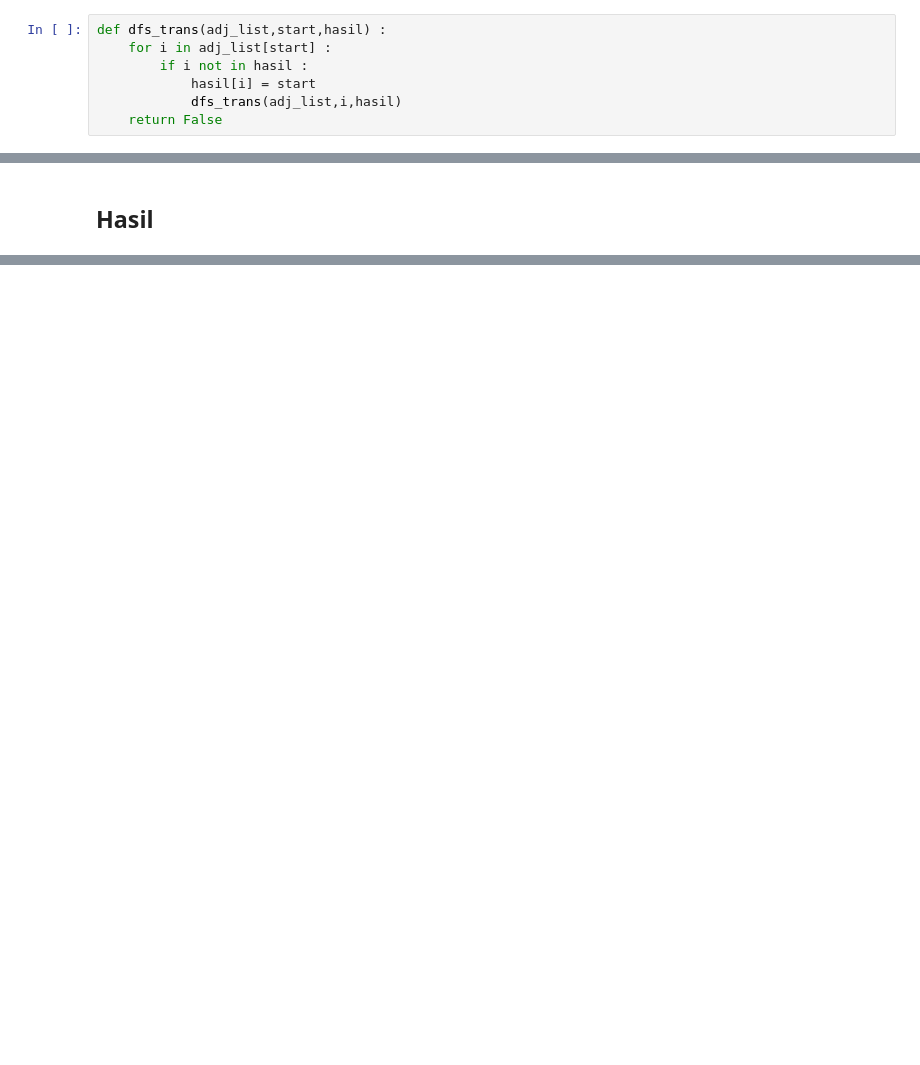
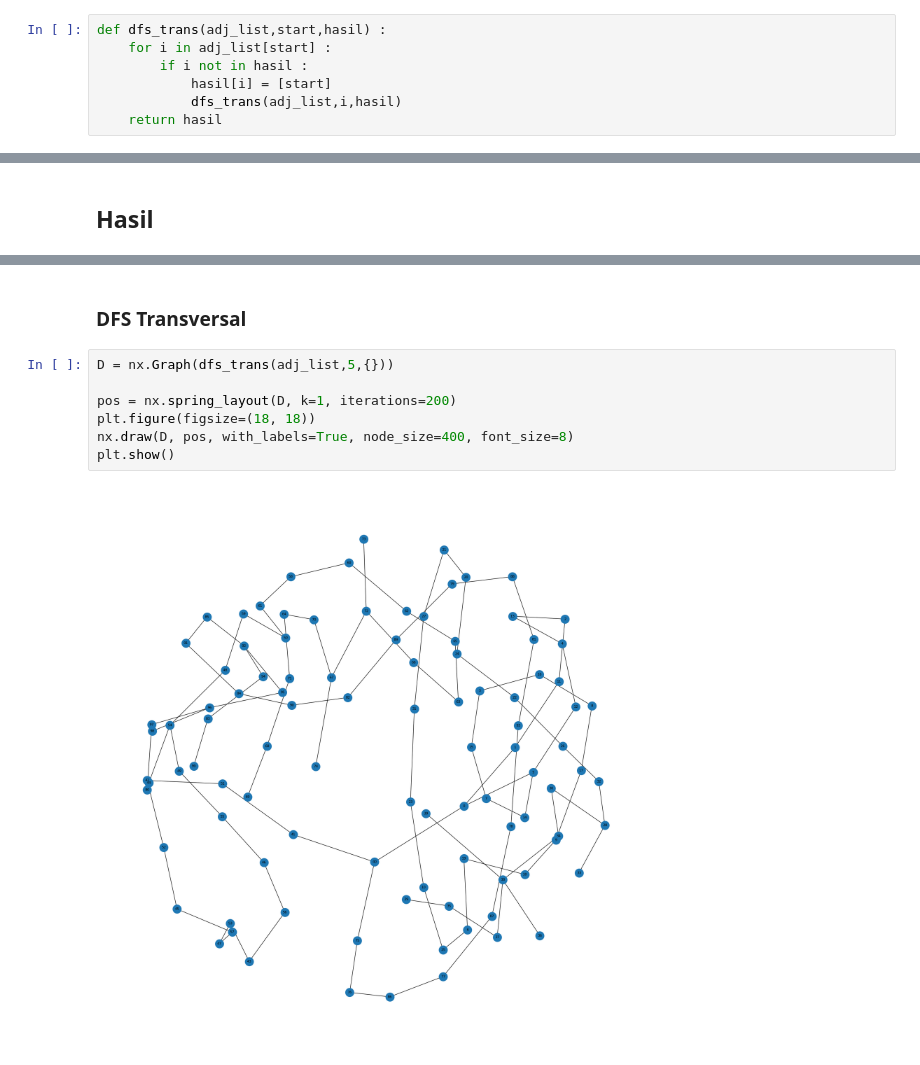
Before and after one commit to lilyypages/DAA_Kelompok2_KelasB, a Jupyter notebook: Project_DAA.ipynb, the cells around one changed output, grey strips where cells are left out. Saved outputs shown, nothing was run; the diff lists cells and outputs as text; blank space fills up the shorter version.

```diff
--- a/Project_DAA.ipynb
+++ b/Project_DAA.ipynb
@@ -96,9 +96,9 @@ def dfs(adj_list,start,goal,hasil) :
 def dfs_trans(adj_list,start,hasil) :
     for i in adj_list[start] :
         if i not in hasil :
-            hasil[i] = start
+            hasil[i] = [start]
             dfs_trans(adj_list,i,hasil)
-    return False
+    return hasil
 # %% [markdown]
 ## BFS (Breadth First Search)
 # %%
@@ -174,0 +191,11 @@ else :
+# %% [markdown]
+### DFS Transversal
+# %%
+D = nx.Graph(dfs_trans(adj_list,5,{}))
+
+pos = nx.spring_layout(D, k=1, iterations=200)
+plt.figure(figsize=(18, 18))
+nx.draw(D, pos, with_labels=True, node_size=400, font_size=8)
+plt.show()
+# %% [output]
+[figure, added]
```
Also changed, not shown: parts of 13 cells of this notebook, 2 other files.
